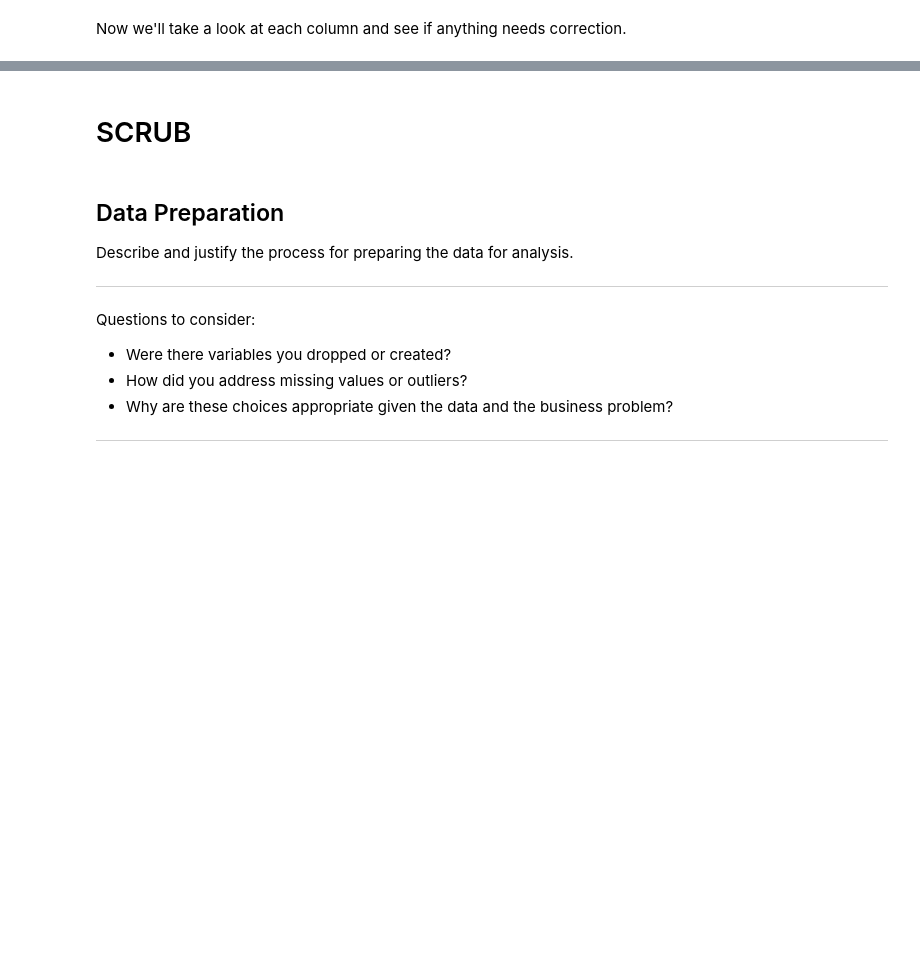
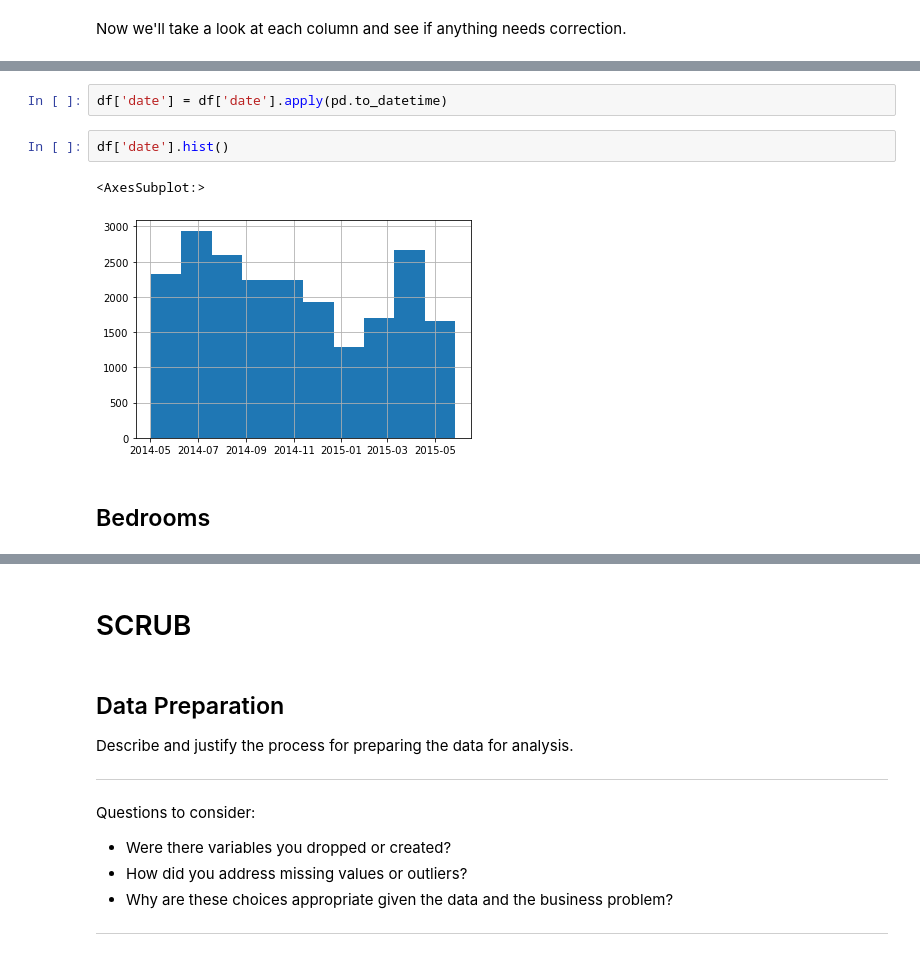
Before and after one commit to Drymander/dsc-phase-2-project, a Jupyter notebook: index_OSEMN_plus_mvp.ipynb, the cells around one changed output, grey strips where cells are left out. Drawn from its saved outputs; the diff is of its cells as text; blank space fills up the shorter version.

```diff
--- a/index_OSEMN_plus_mvp.ipynb
+++ b/index_OSEMN_plus_mvp.ipynb
@@ -409,0 +430,9 @@ Displaying first 10:
+# %%
+df['date'] = df['date'].apply(pd.to_datetime)
+# %%
+df['date'].hist()
+# %% [output]
+<AxesSubplot:>
+[figure, added]
+# %% [markdown]
+## Bedrooms
```
Also changed, not shown: parts of 78 cells of this notebook.
